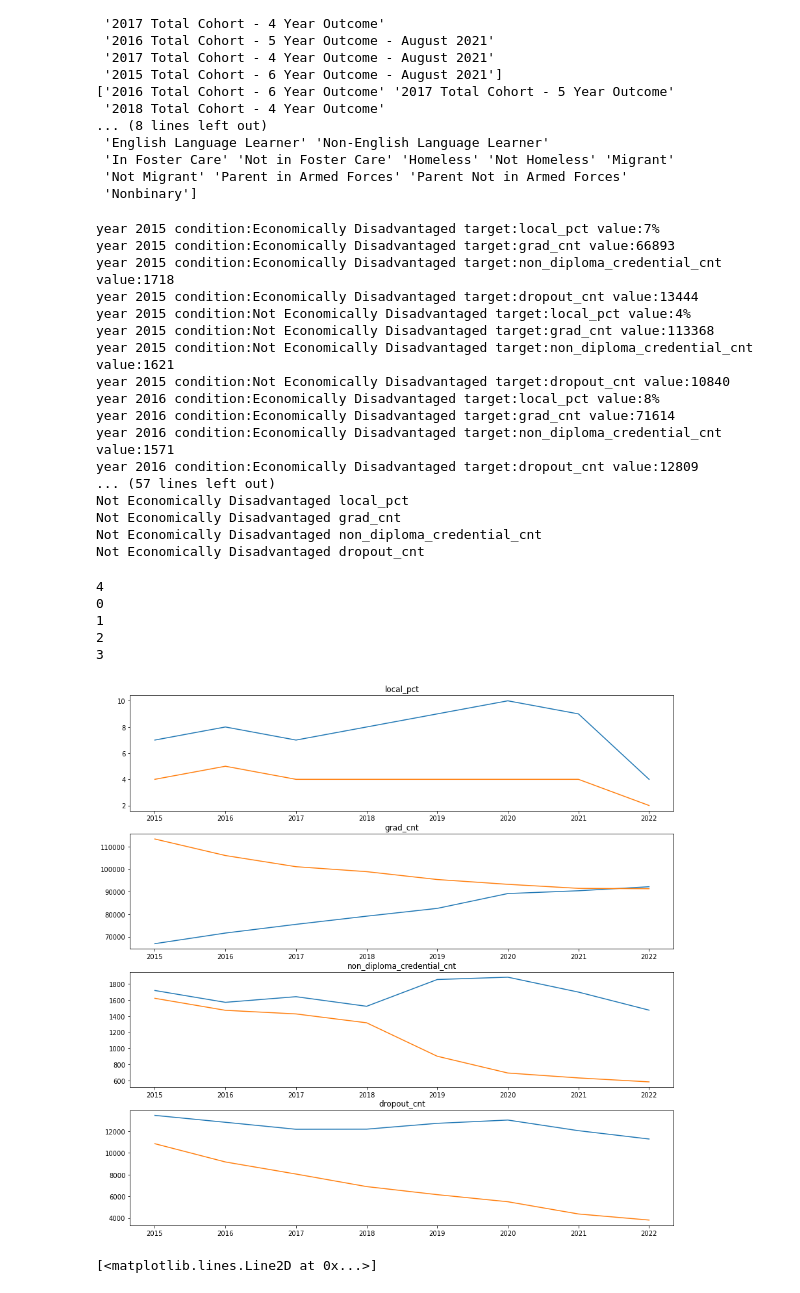
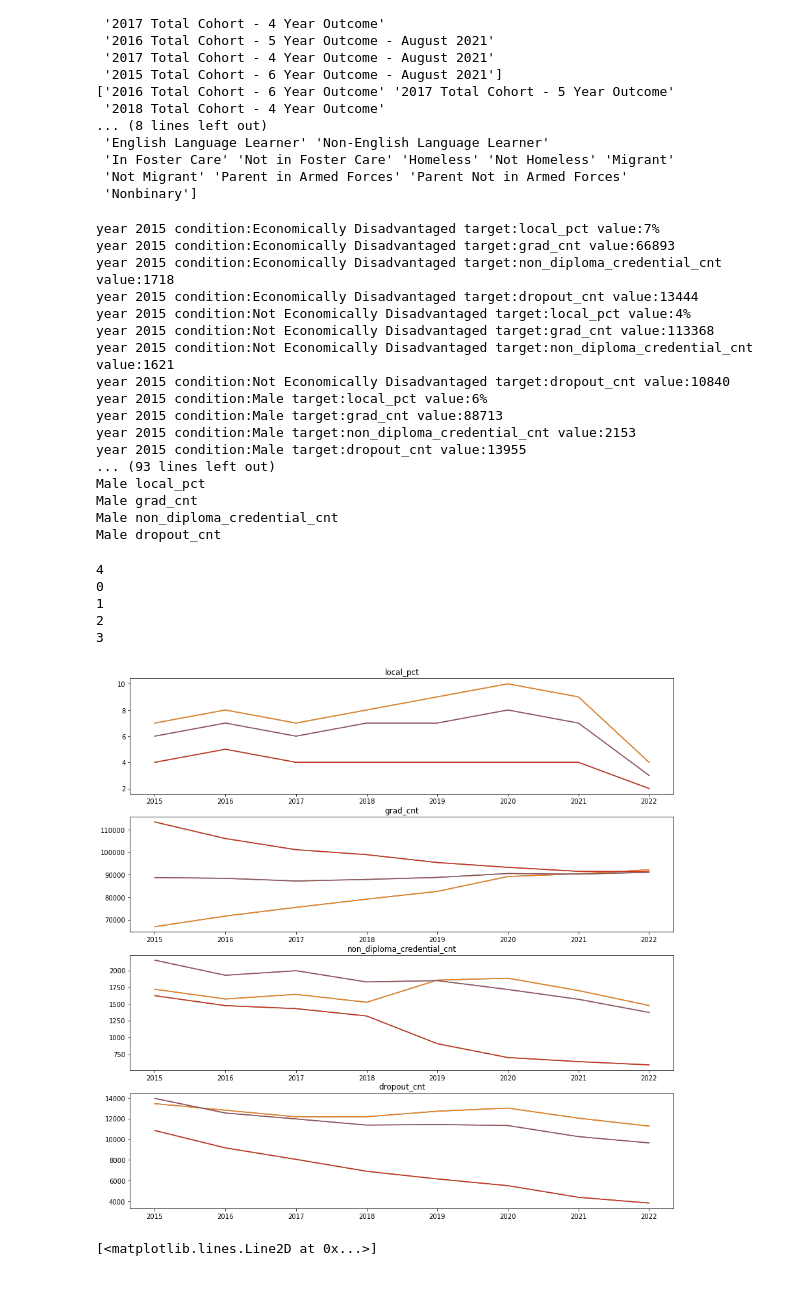
Before and after one commit to rw3071/cs6513-bigdata-pj, a Jupyter notebook: visual.ipynb, the cells around one changed output. Drawn from its saved outputs; the diff is of its cells as text; code cells hidden in the pictures.

```diff
--- a/visual.ipynb
+++ b/visual.ipynb
@@ -47,19 +49,11 @@ print(df2022["subgroup_name"].unique())
  'Nonbinary']
 # %%
 
-#dataset are divided
+#compare_conditions are in column subgroup_name
+# you can change Economically Disadvantaged to male/female, Parent in Armed Forces/Parent Not in Armed Forces
+compare_conditions=["Economically Disadvantaged","Not Economically Disadvantaged","Male"]
 
-#aggregation conditions:
-#[columnname]==""
-#[aggregation_name]=="All Districts and Charters"
-
-
-#compare conditions:
-#[]
-
-#value field:
-#
-compare_conditions=["Economically Disadvantaged","Not Economically Disadvantaged"]
+#target value is value you want to see,
 target=["local_pct","grad_cnt","non_diploma_credential_cnt","dropout_cnt"]
 value={}
 years=[2015,2016,2017,2018,2019,2020,2021,2022]
@@ -96,15 +90,15 @@ year 2015 condition:Not Economically Disadvantaged target:local_pct value:4%
 year 2015 condition:Not Economically Disadvantaged target:grad_cnt value:113368
 year 2015 condition:Not Economically Disadvantaged target:non_diploma_credential_cnt value:1621
 year 2015 condition:Not Economically Disadvantaged target:dropout_cnt value:10840
-year 2016 condition:Economically Disadvantaged target:local_pct value:8%
-year 2016 condition:Economically Disadvantaged target:grad_cnt value:71614
-year 2016 condition:Economically Disadvantaged target:non_diploma_credential_cnt value:1571
-year 2016 condition:Economically Disadvantaged target:dropout_cnt value:12809
-... (57 lines left out)
-Not Economically Disadvantaged local_pct
-Not Economically Disadvantaged grad_cnt
-Not Economically Disadvantaged non_diploma_credential_cnt
-Not Economically Disadvantaged dropout_cnt
+year 2015 condition:Male target:local_pct value:6%
+year 2015 condition:Male target:grad_cnt value:88713
+year 2015 condition:Male target:non_diploma_credential_cnt value:2153
+year 2015 condition:Male target:dropout_cnt value:13955
+... (93 lines left out)
+Male local_pct
+Male grad_cnt
+Male non_diploma_credential_cnt
+Male dropout_cnt
 # %%
 def convert_str_to_num(s):
     # convert "14%" "99213" to 14 , 99213
@@ -114,30 +108,33 @@ def convert_str_to_num(s):
 # %%
 
 target_num=len(target)
 print(target_num)
 fig, axs = plt.subplots(target_num)
 fig.set_figheight(15)
 fig.set_figwidth(15)
+
 for i in range(target_num):
     print(i)
-    axs[i].set_title(f'{target[i]}')
-    key=f"{compare_conditions[0]} {target[i]}"
-    # print(value[key])
-    x=years
-    y=[convert_str_to_num(i) for i in value[key]]
-    axs[i].plot(x, y)
-    key=f"{compare_conditions[1]} {target[i]}"
-    # print(value[key])
-    x=years
-    y=[convert_str_to_num(i) for i in value[key]]
-    axs[i].plot(x, y)
+    for c in compare_conditions:
+        axs[i].legend(f"{c}",)
+        axs[i].set_title(f'{target[i]}')
+        key=f"{c} {target[i]}"
+        # print(value[key])
+        x=years
+        y=[convert_str_to_num(i) for i in value[key]]
+        axs[i].plot(x, y)
+        key=f"{c} {target[i]}"
+        # print(value[key])
+        x=years
+        y=[convert_str_to_num(i) for i in value[key]]
+        axs[i].plot(x, y)
 # %% [output]
 4
 0
 1
 2
 3
-[figure, old version]
+[figure, new version]
 # %%
 grad_pct_num=[]
 for grad in grad_pct:
```
Also changed, not shown: parts of 1 cell of this notebook.
